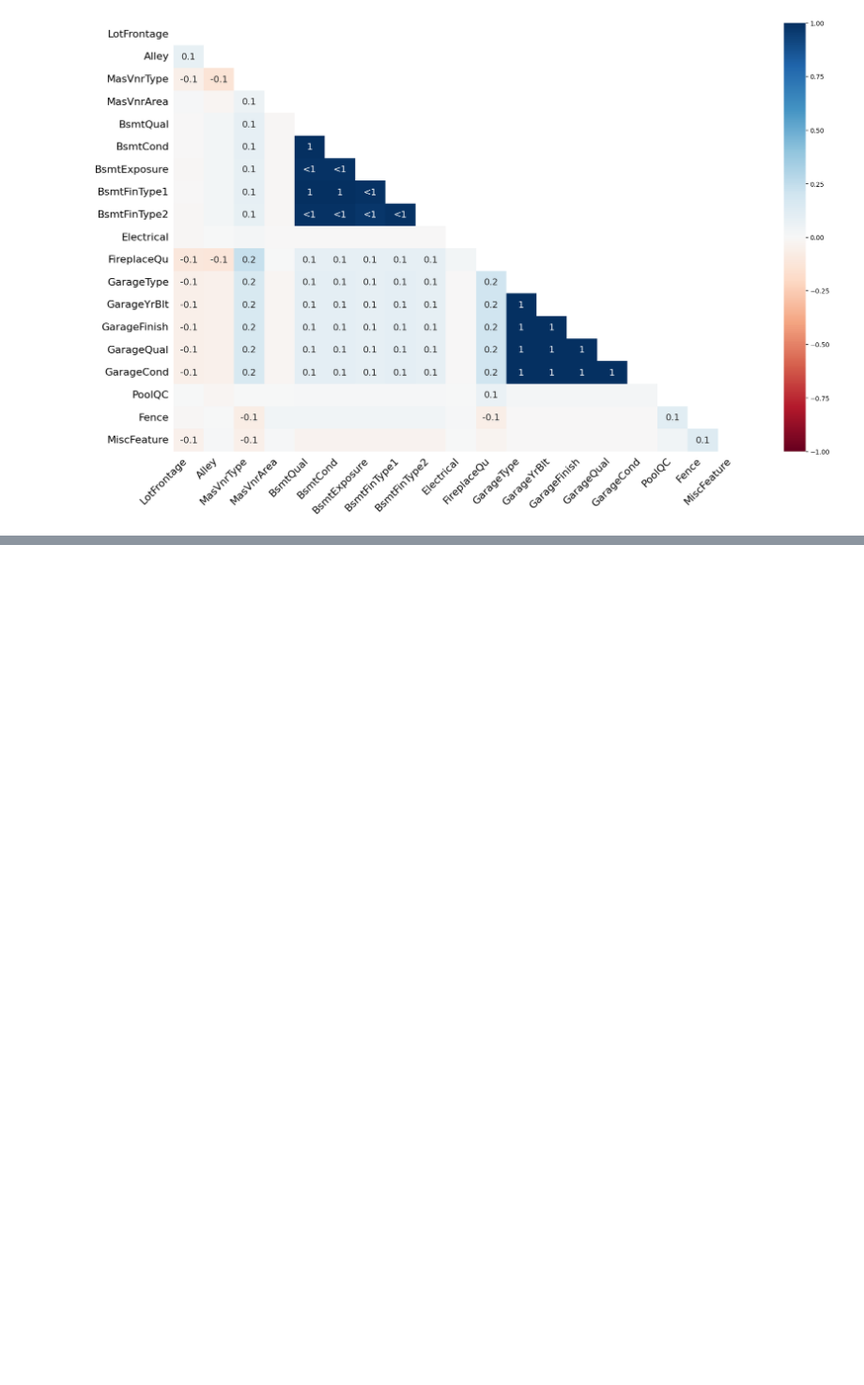
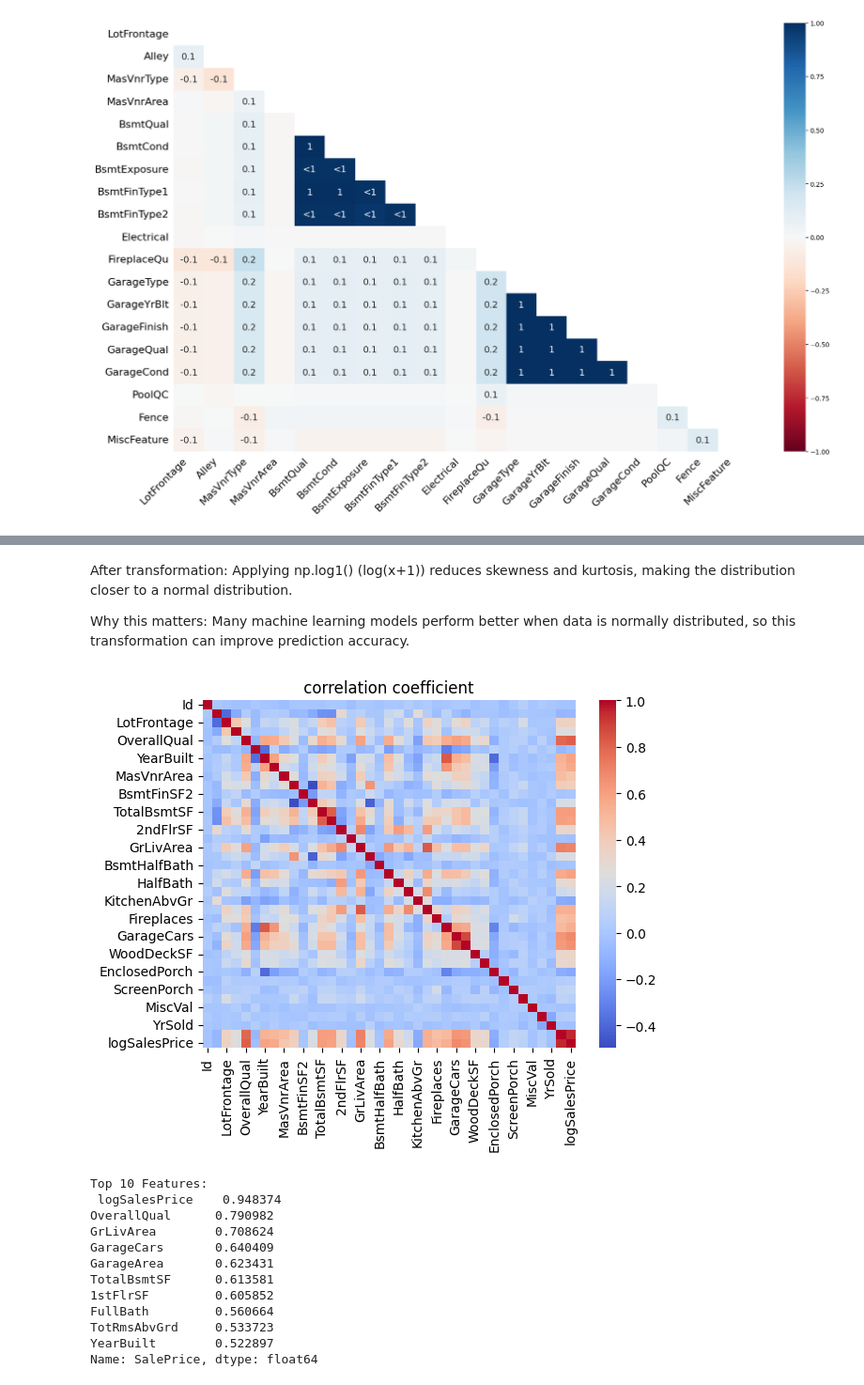
Before and after one commit to Cindy-eng/AI-Data-Engineer--Assignments, a Jupyter notebook: 11_Analysis of housing information/11_Analysis of housing information.ipynb, the cells around one changed output, grey strips where cells are left out. Shown at 94% size. Cells and saved outputs as stored; diff of their text form; code cells hidden in the pictures; blank space fills up the shorter version.

```diff
--- a/11_Analysis of housing information/11_Analysis of housing information.ipynb
+++ b/11_Analysis of housing information/11_Analysis of housing information.ipynb
@@ -115,0 +169,37 @@ Keys:
+# %% [markdown]
+After transformation: Applying np.log1() (log(x+1)) reduces skewness and kurtosis,
+making the distribution closer to a normal distribution.
+
+Why this matters:
+Many machine learning models perform better when data is normally distributed,
+so this transformation can improve prediction accuracy.
+# %%
+#[Problem 7] Confirming the correlation coefficient
+
+corr_ma=df.corr(numeric_only=True)
+sns.heatmap(corr_ma ,cmap='coolwarm', annot=False)
+plt.title(' correlation coefficient ')
+plt.show()
+
+top_feat = corr_ma['SalePrice'].abs().sort_values(ascending=False)[1:11]
+print("Top 10 Features:\n", top_feat)
+
+selected_corr = df[top_feat.index].corr()
+plt.figure(figsize=(10,8))
+sns.heatmap(selected_corr, annot=True, cmap='coolwarm')
+plt.title('Top 10 Correlated')
+plt.show()
+# %% [output]
+[figure, added]
+Top 10 Features:
+ logSalesPrice    0.948374
+OverallQual      0.790982
+GrLivArea        0.708624
+GarageCars       0.640409
+GarageArea       0.623431
+TotalBsmtSF      0.613581
+1stFlrSF         0.605852
+FullBath         0.560664
+TotRmsAbvGrd     0.533723
+YearBuilt        0.522897
+Name: SalePrice, dtype: float64
```
Also changed, not shown: parts of 6 cells of this notebook.
